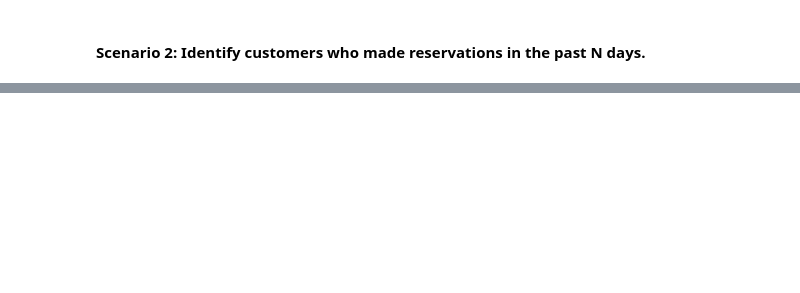
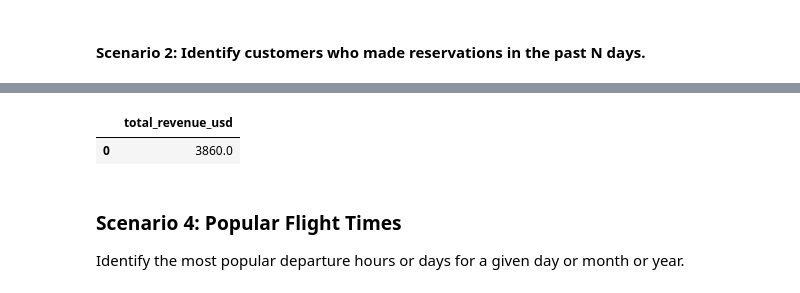
Before and after one commit to arunpshankar/bq-sql-agent, a Jupyter notebook: Example-2/02-text-to-sql.ipynb, the cells around one changed output, grey strips where cells are left out. Drawn from its saved outputs; the diff is of its cells as text; code cells hidden in the pictures; blank space fills up the shorter version.

```diff
--- a/Example-2/02-text-to-sql.ipynb
+++ b/Example-2/02-text-to-sql.ipynb
@@ -296,0 +289,8 @@ sql_output
+# %%
+question = "Calculate the total revenue generated from transactions in October 2023, specifically from all reservations with a Confirmed status."
+# %%
+prompt = seed_prompt.format(question, schema_columns)
+# %%
+%%time
+
+response = generate_and_execute_sql(prompt=prompt)
@@ -296,0 +315,9 @@ sql_output
+# %%
+sql_output = response['dataframe']
+sql_output
+# %% [output]
+|  | total_revenue_usd |
+| 0 | 3860.0 |
+# %% [markdown]
+### Scenario 4: Popular Flight Times
+Identify the most popular departure hours or days for a given day or month or year.
```
Also changed, not shown: parts of 17 cells of this notebook.
